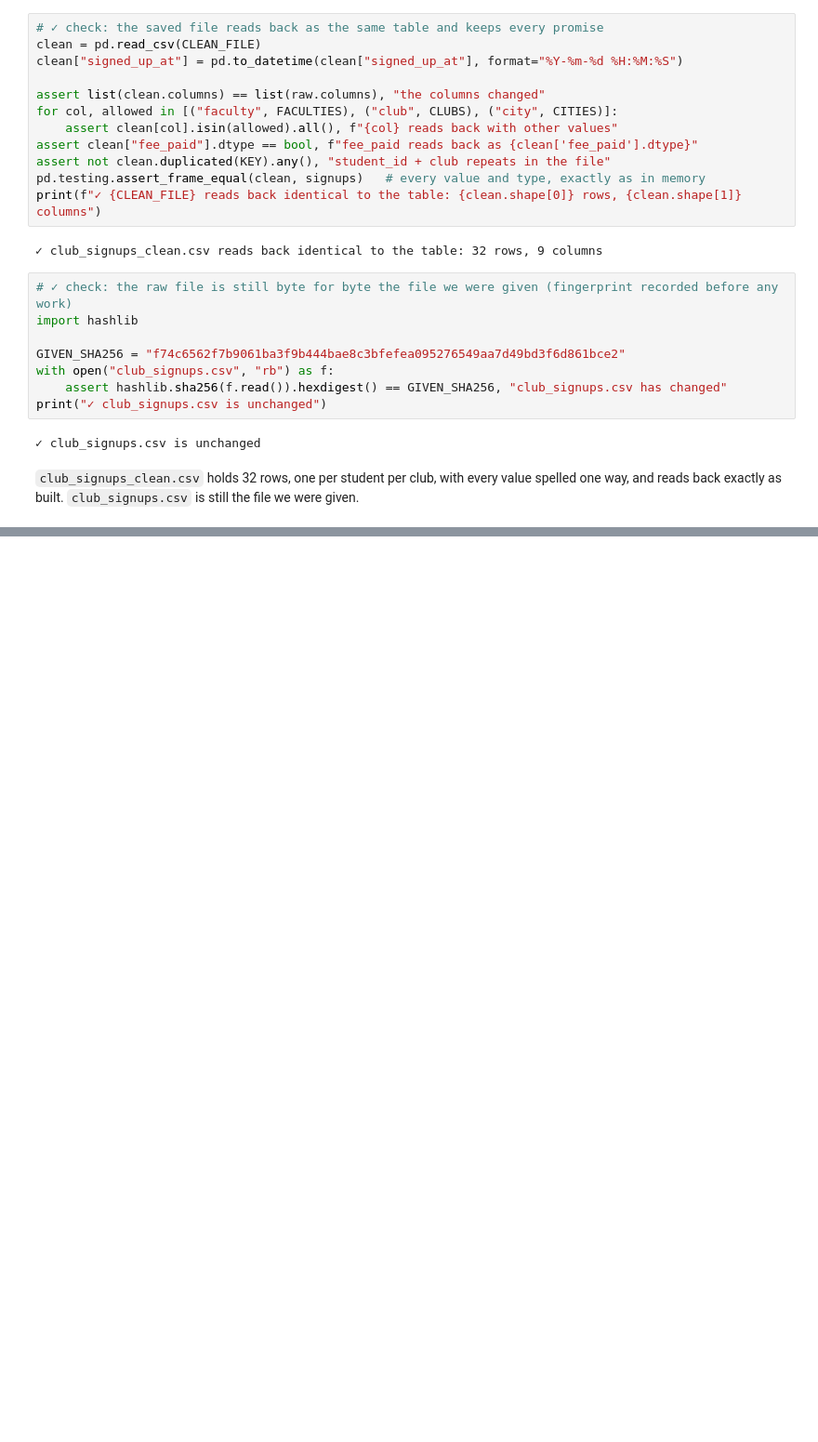
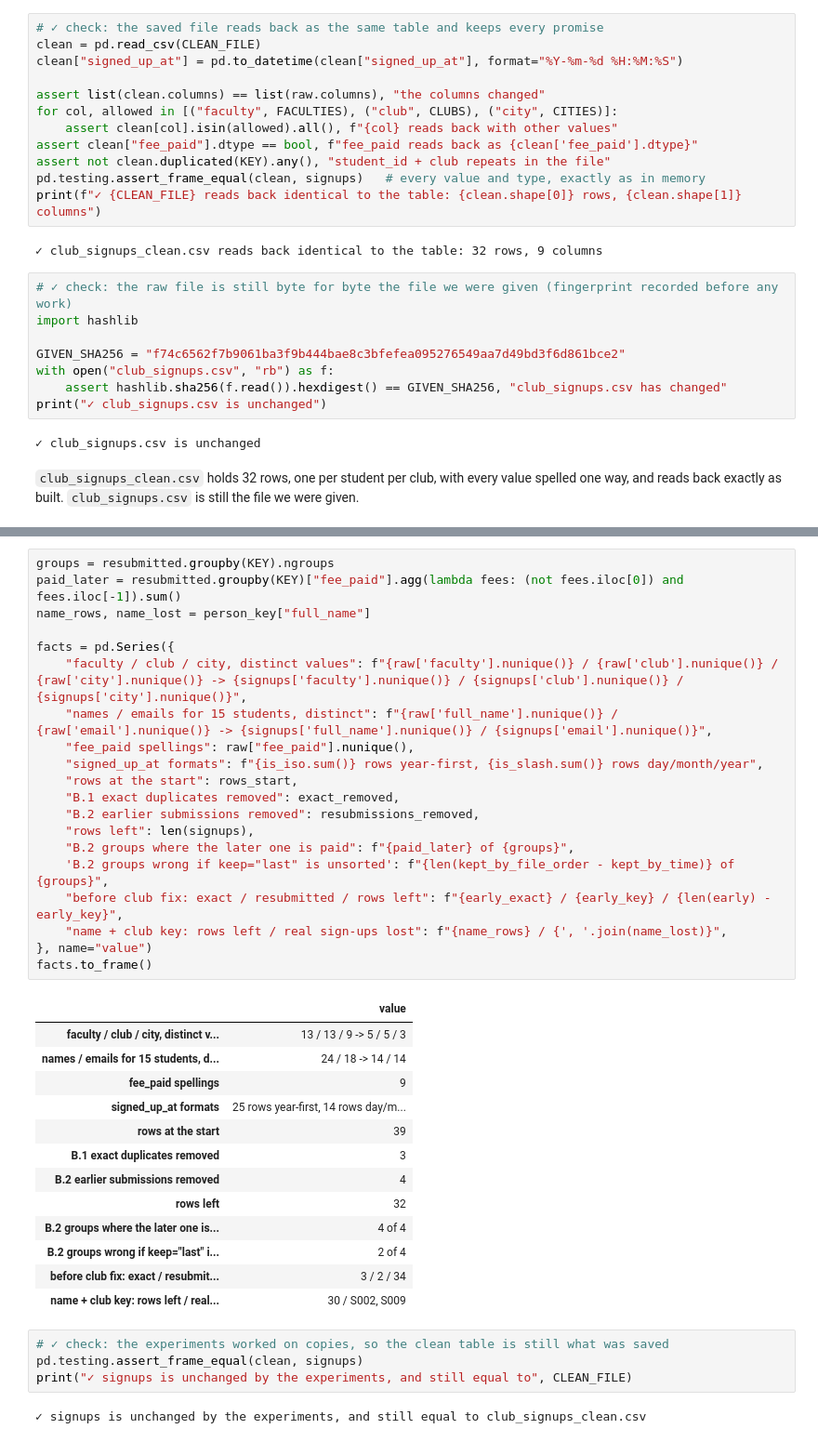
Before and after one commit to DanEhab/daniel-ehab_58-3825_MET-02_task1, a Jupyter notebook: task1.ipynb, the cells around one changed output, grey strips where cells are left out. Shown at 93% size. Drawn from its saved outputs; the diff is of its cells as text; blank space fills up the shorter version.

```diff
--- a/task1.ipynb
+++ b/task1.ipynb
@@ -612,0 +680,40 @@ print("✓ club_signups.csv is unchanged")
+# %%
+groups = resubmitted.groupby(KEY).ngroups
+paid_later = resubmitted.groupby(KEY)["fee_paid"].agg(lambda fees: (not fees.iloc[0]) and fees.iloc[-1]).sum()
+name_rows, name_lost = person_key["full_name"]
+
+facts = pd.Series({
+    "faculty / club / city, distinct values": f"{raw['faculty'].nunique()} / {raw['club'].nunique()} / {raw['city'].nunique()} -> {signups['faculty'].nunique()} / {signups['club'].nunique()} / {signups['city'].nunique()}",
+    "names / emails for 15 students, distinct": f"{raw['full_name'].nunique()} / {raw['email'].nunique()} -> {signups['full_name'].nunique()} / {signups['email'].nunique()}",
+    "fee_paid spellings": raw["fee_paid"].nunique(),
+    "signed_up_at formats": f"{is_iso.sum()} rows year-first, {is_slash.sum()} rows day/month/year",
+    "rows at the start": rows_start,
+    "B.1 exact duplicates removed": exact_removed,
+    "B.2 earlier submissions removed": resubmissions_removed,
+    "rows left": len(signups),
+    "B.2 groups where the later one is paid": f"{paid_later} of {groups}",
+    'B.2 groups wrong if keep="last" is unsorted': f"{len(kept_by_file_order - kept_by_time)} of {groups}",
+    "before club fix: exact / resubmitted / rows left": f"{early_exact} / {early_key} / {len(early) - early_key}",
+    "name + club key: rows left / real sign-ups lost": f"{name_rows} / {', '.join(name_lost)}",
+}, name="value")
+facts.to_frame()
+# %% [output]
+|  | value |
+| faculty / club / city, distinct v... | 13 / 13 / 9 -> 5 / 5 / 3 |
+| names / emails for 15 students, d... | 24 / 18 -> 14 / 14 |
+| fee_paid spellings | 9 |
+| signed_up_at formats | 25 rows year-first, 14 rows day/m... |
+| rows at the start | 39 |
+| B.1 exact duplicates removed | 3 |
+| B.2 earlier submissions removed | 4 |
+| rows left | 32 |
+| B.2 groups where the later one is... | 4 of 4 |
+| B.2 groups wrong if keep="last" i... | 2 of 4 |
+| before club fix: exact / resubmit... | 3 / 2 / 34 |
+| name + club key: rows left / real... | 30 / S002, S009 |
+# %%
+# ✓ check: the experiments worked on copies, so the clean table is still what was saved
+pd.testing.assert_frame_equal(clean, signups)
+print("✓ signups is unchanged by the experiments, and still equal to", CLEAN_FILE)
+# %% [output]
+✓ signups is unchanged by the experiments, and still equal to club_signups_clean.csv
```
Also changed, not shown: parts of 8 cells of this notebook.
